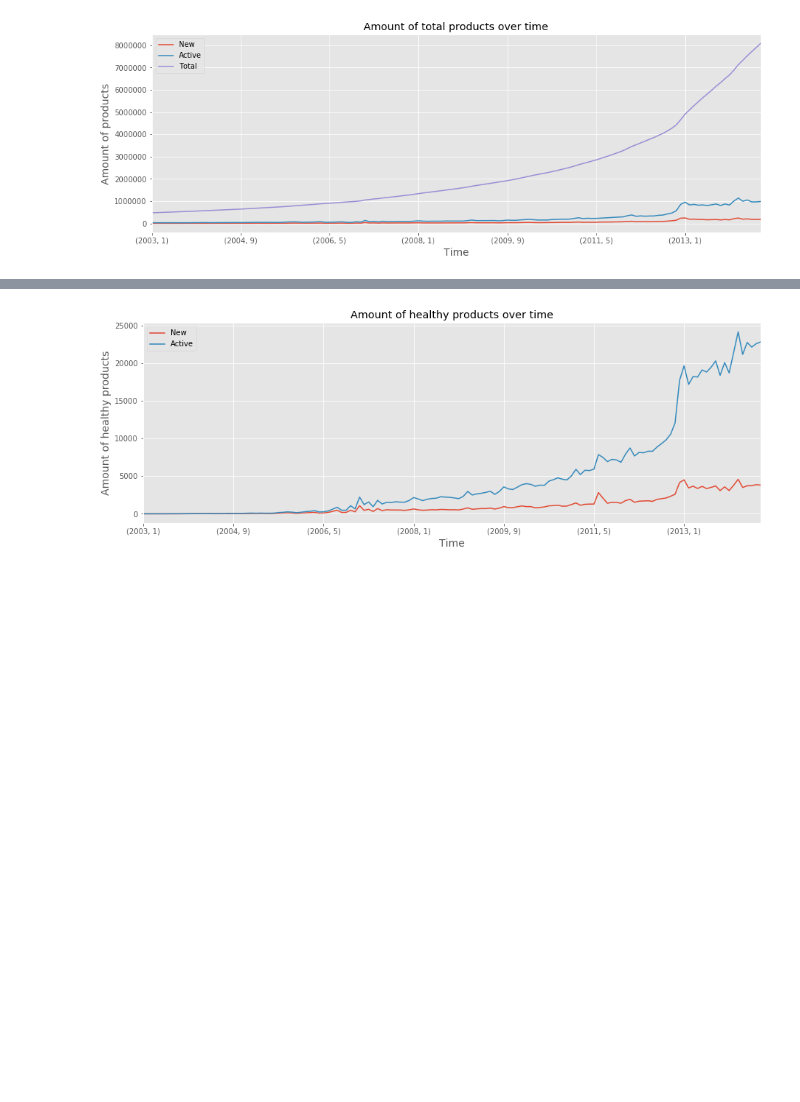
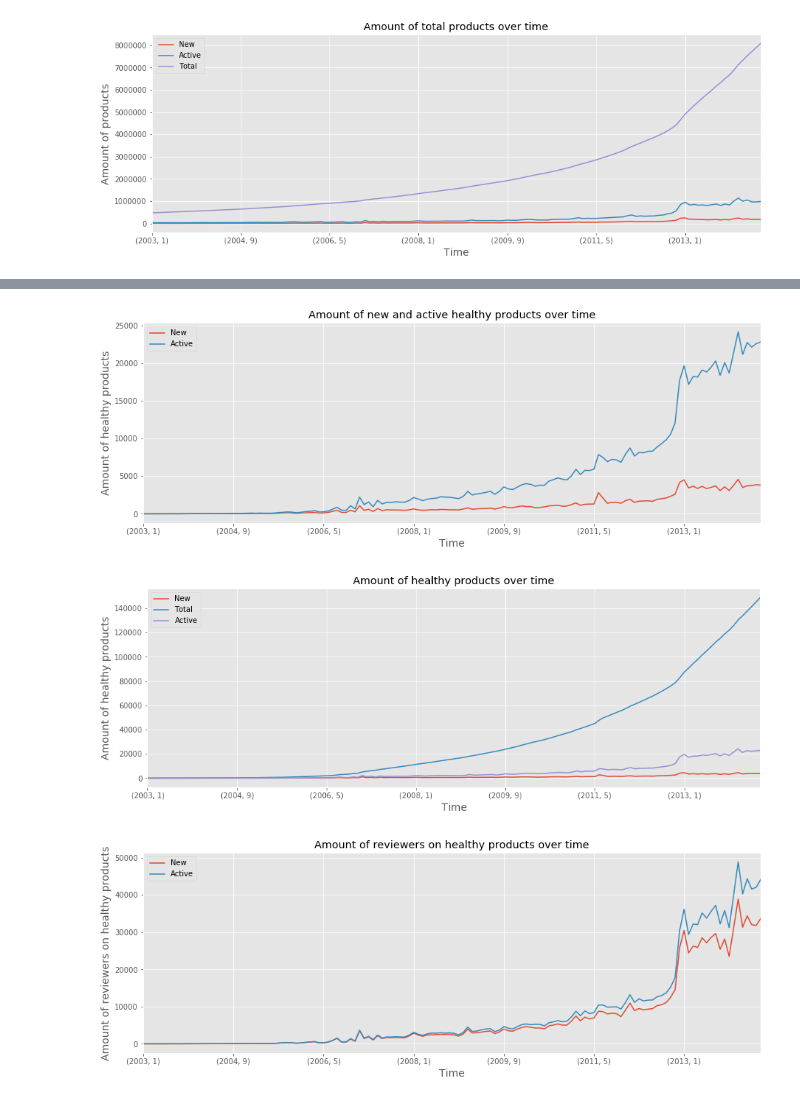
Before and after one commit to darioAnongba/EPFL-ADA, a Jupyter notebook: project/Report.ipynb, the cells around one changed output, grey strips where cells are left out. Saved outputs shown, nothing was run; the diff lists cells and outputs as text; code cells hidden in the pictures; blank space fills up the shorter version.

```diff
--- a/project/Report.ipynb
+++ b/project/Report.ipynb
@@ -312,11 +357,25 @@ Loading from file...
 healthy_meta_food_df = food_meta_df[food_meta_df.asin.isin(healthy_food_df.asin)]
 healthy_meta_sport_df = sports_meta_df[sports_meta_df.asin.isin(healthy_sports_df.asin)]
 merged_meta_healthy_df = pd.concat([healthy_meta_food_df, healthy_meta_sport_df])
+# %%
+count_healthy_products = get_products_stat(merged_healthy_df, merged_meta_healthy_df)
+count_healthy_products[['New', 'Active']].plot(title='Amount of new and active healthy products over time')
+plt.xlabel('Time', fontsize=14)
+plt.ylabel('Amount of healthy products', fontsize=14)
+plt.savefig(PLOT_DIR + 'new_active_healthy_products.pdf', bbox_inches='tight')
+count_healthy_products.plot(title='Amount of healthy products over time')
+plt.xlabel('Time', fontsize=14)
+plt.ylabel('Amount of healthy products', fontsize=14)
+plt.savefig(PLOT_DIR + 'total_healthy_products.pdf', bbox_inches='tight')
+# %% [output]
+[figure, added]
+[figure, added]
 # %%
-count_healthy_products = get_products_stat(merged_healthy_df, merged_meta_healthy_df)
-count_healthy_products[['New', 'Active']].plot(title='Amount of healthy products over time')
+# USELESS ?
+healthy_reviewers_count = get_reviewers_stat(merged_healthy_df)
+healthy_reviewers_count[['New', 'Active']].plot(title='Amount of reviewers on healthy products over time')
 plt.xlabel('Time', fontsize=14)
-plt.ylabel('Amount of healthy products', fontsize=14)
-plt.savefig(PLOT_DIR + 'total_healthy_products.pdf', bbox_inches='tight')
+plt.ylabel('Amount of reviewers on healthy products', fontsize=14)
+plt.savefig(PLOT_DIR + 'reviewers_healthy.pdf', bbox_inches='tight')
 # %% [output]
-[figure, old version]
+[figure, new version]
```
Also changed, not shown: parts of 23 cells of this notebook, 23 other files.
